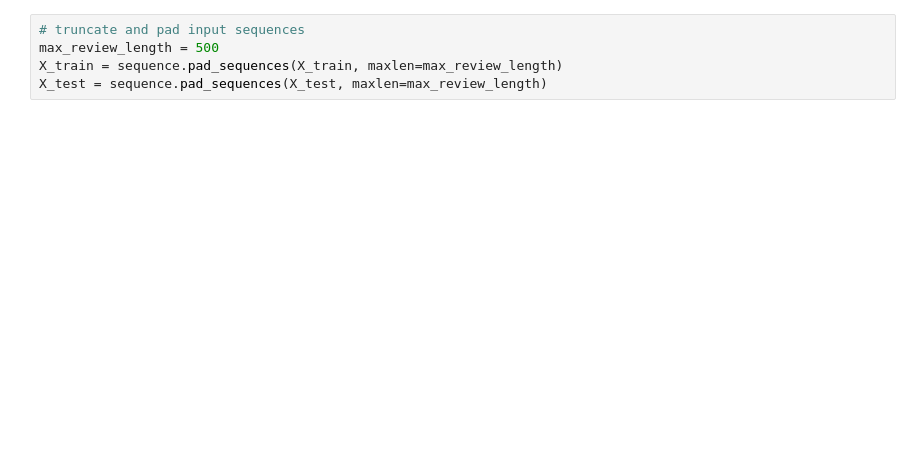
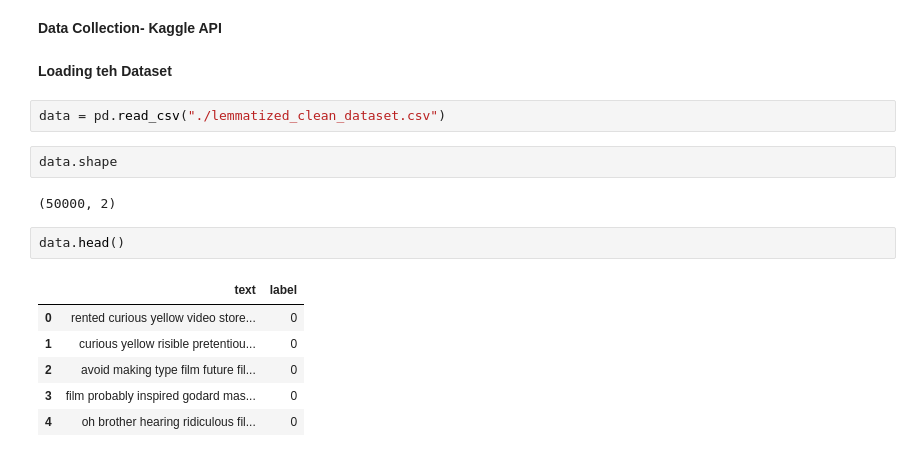
Before and after one commit to gekoxyz/unibo-nlp, a Jupyter notebook: keras_lstm.ipynb, the cells around one changed output. Saved outputs shown, nothing was run; the diff lists cells and outputs as text; blank space fills up the shorter version.

```diff
--- a/keras_lstm.ipynb
+++ b/keras_lstm.ipynb
@@ -15,5 +10,19 @@ top_words = 5000
-# %%
-# truncate and pad input sequences
-max_review_length = 500
-X_train = sequence.pad_sequences(X_train, maxlen=max_review_length)
-X_test = sequence.pad_sequences(X_test, maxlen=max_review_length)
+# %% [markdown]
+**Data Collection- Kaggle API**
+# %% [markdown]
+**Loading teh Dataset**
+# %%
+data = pd.read_csv("./lemmatized_clean_dataset.csv")
+# %%
+data.shape
+# %% [output]
+(50000, 2)
+# %%
+data.head()
+# %% [output]
+|  | text | label |
+| 0 | rented curious yellow video store... | 0 |
+| 1 | curious yellow risible pretentiou... | 0 |
+| 2 | avoid making type film future fil... | 0 |
+| 3 | film probably inspired godard mas... | 0 |
+| 4 | oh brother hearing ridiculous fil... | 0 |
```
Also changed, not shown: parts of 28 cells of this notebook, 9 other files.
